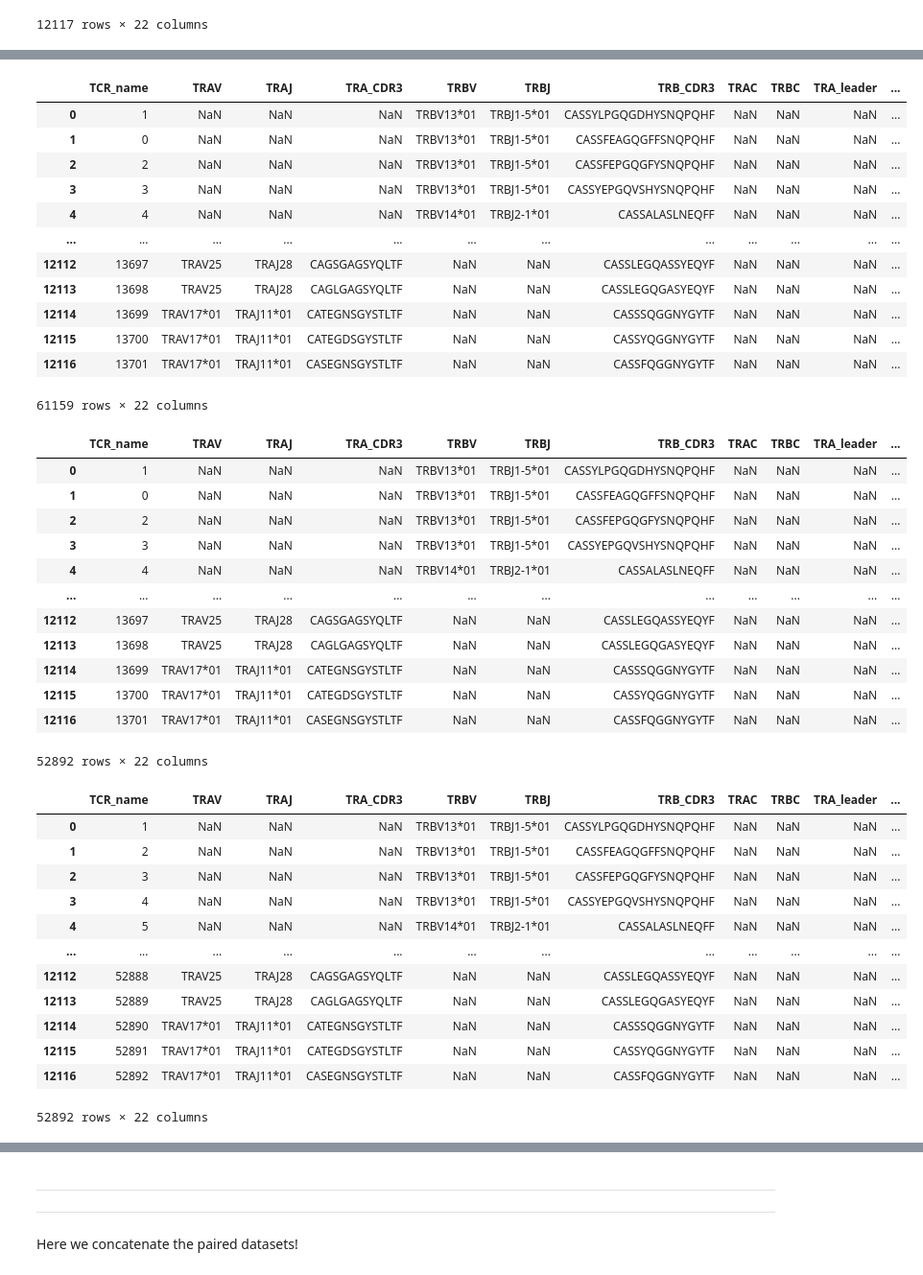
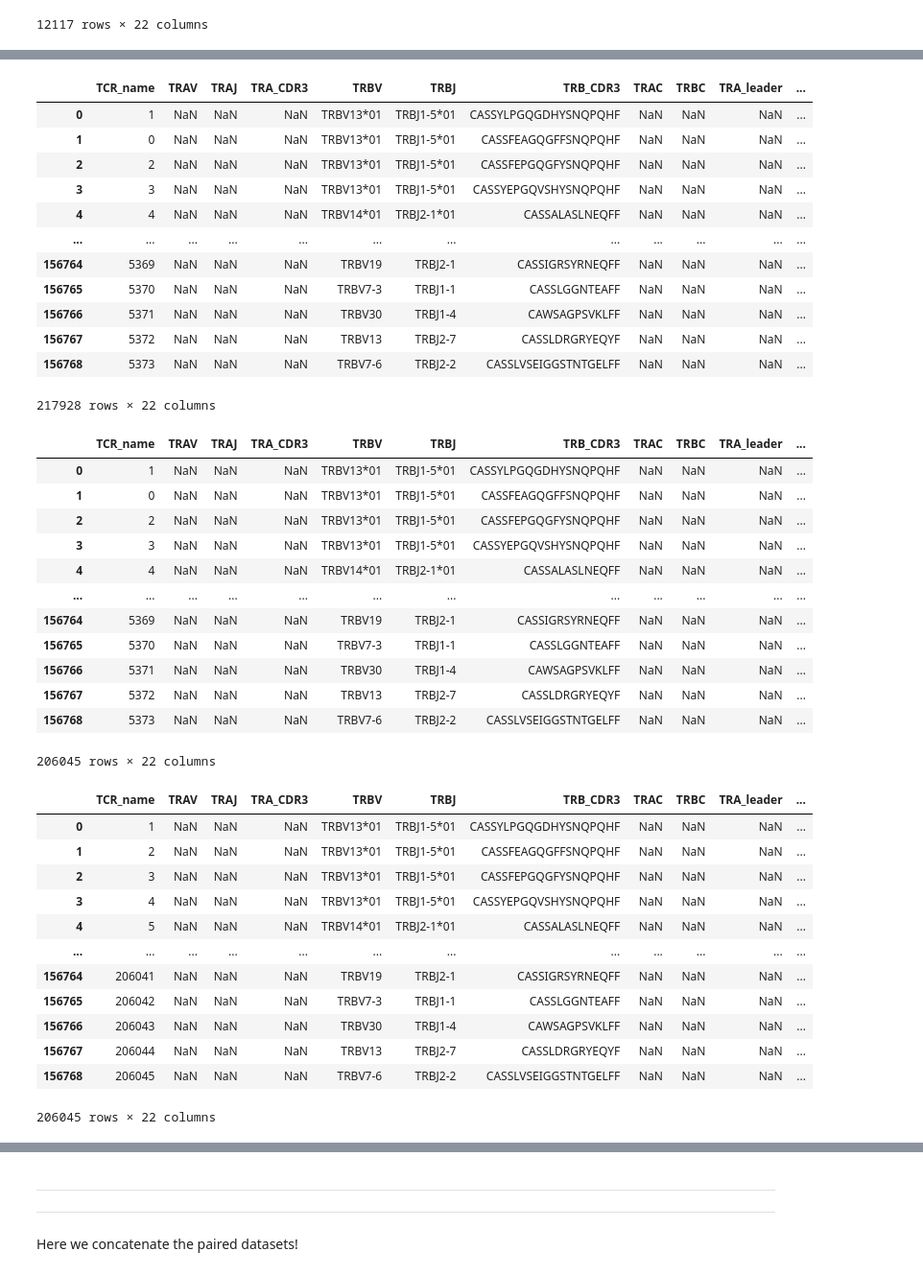
Before and after one commit to vegger/BA_ZHAW, a Jupyter notebook: notebooks/concatDatasets.ipynb, the cells around one changed output, grey strips where cells are left out. Shown at 96% size. Cells and saved outputs as stored; diff of their text form; code cells hidden in the pictures.

Commit message:
VE: run customDataset creation with IEDB

```diff
--- a/notebooks/concatDatasets.ipynb
+++ b/notebooks/concatDatasets.ipynb
@@ -42,3 +42,7 @@ mcpastcr_beta_df
 | 12115 | 13700 | TRAV17*01 | TRAJ11*01 | CATEGDSGYSTLTF | NaN | NaN | CASSYQGGNYGYTF | NaN | NaN | NaN | ... |
 | 12116 | 13701 | TRAV17*01 | TRAJ11*01 | CASEGNSGYSTLTF | NaN | NaN | CASSFQGGNYGYTF | NaN | NaN | NaN | ... |
 12117 rows × 22 columns
+# %%
+iedb_beta_read_path = "../data/IEDB/cleaned_data/IEDB_cleaned_data_beta.csv"
+iedb_beta_df = pd.read_csv(iedb_beta_read_path)
+iedb_beta_df
@@ -45,20 +63,20 @@ mcpastcr_beta_df
 # %%
-beta_df = pd.concat([vdjdb_beta_df, mcpastcr_beta_df], axis=0)
+beta_df = pd.concat([vdjdb_beta_df, mcpastcr_beta_df, iedb_beta_df], axis=0)
 beta_df
 # %% [output]
 |  | TCR_name | TRAV | TRAJ | TRA_CDR3 | TRBV | TRBJ | TRB_CDR3 | TRAC | TRBC | TRA_leader | ... |
 | 0 | 1 | NaN | NaN | NaN | TRBV13*01 | TRBJ1-5*01 | CASSYLPGQGDHYSNQPQHF | NaN | NaN | NaN | ... |
 | 1 | 0 | NaN | NaN | NaN | TRBV13*01 | TRBJ1-5*01 | CASSFEAGQGFFSNQPQHF | NaN | NaN | NaN | ... |
 | 2 | 2 | NaN | NaN | NaN | TRBV13*01 | TRBJ1-5*01 | CASSFEPGQGFYSNQPQHF | NaN | NaN | NaN | ... |
 | 3 | 3 | NaN | NaN | NaN | TRBV13*01 | TRBJ1-5*01 | CASSYEPGQVSHYSNQPQHF | NaN | NaN | NaN | ... |
 | 4 | 4 | NaN | NaN | NaN | TRBV14*01 | TRBJ2-1*01 | CASSALASLNEQFF | NaN | NaN | NaN | ... |
 | ... | ... | ... | ... | ... | ... | ... | ... | ... | ... | ... | ... |
-| 12112 | 13697 | TRAV25 | TRAJ28 | CAGSGAGSYQLTF | NaN | NaN | CASSLEGQASSYEQYF | NaN | NaN | NaN | ... |
-| 12113 | 13698 | TRAV25 | TRAJ28 | CAGLGAGSYQLTF | NaN | NaN | CASSLEGQGASYEQYF | NaN | NaN | NaN | ... |
-| 12114 | 13699 | TRAV17*01 | TRAJ11*01 | CATEGNSGYSTLTF | NaN | NaN | CASSSQGGNYGYTF | NaN | NaN | NaN | ... |
-| 12115 | 13700 | TRAV17*01 | TRAJ11*01 | CATEGDSGYSTLTF | NaN | NaN | CASSYQGGNYGYTF | NaN | NaN | NaN | ... |
-| 12116 | 13701 | TRAV17*01 | TRAJ11*01 | CASEGNSGYSTLTF | NaN | NaN | CASSFQGGNYGYTF | NaN | NaN | NaN | ... |
+| 156764 | 5369 | NaN | NaN | NaN | TRBV19 | TRBJ2-1 | CASSIGRSYRNEQFF | NaN | NaN | NaN | ... |
+| 156765 | 5370 | NaN | NaN | NaN | TRBV7-3 | TRBJ1-1 | CASSLGGNTEAFF | NaN | NaN | NaN | ... |
+| 156766 | 5371 | NaN | NaN | NaN | TRBV30 | TRBJ1-4 | CAWSAGPSVKLFF | NaN | NaN | NaN | ... |
+| 156767 | 5372 | NaN | NaN | NaN | TRBV13 | TRBJ2-7 | CASSLDRGRYEQYF | NaN | NaN | NaN | ... |
+| 156768 | 5373 | NaN | NaN | NaN | TRBV7-6 | TRBJ2-2 | CASSLVSEIGGSTNTGELFF | NaN | NaN | NaN | ... |
-61159 rows × 22 columns
+217928 rows × 22 columns
 # %%
 columns_to_ignore_duplicates = beta_df.columns.difference(["TCR_name", "Score"])
 beta_df.drop_duplicates(inplace=True, subset=columns_to_ignore_duplicates)
@@ -71,12 +89,12 @@ beta_df
 | 3 | 3 | NaN | NaN | NaN | TRBV13*01 | TRBJ1-5*01 | CASSYEPGQVSHYSNQPQHF | NaN | NaN | NaN | ... |
 | 4 | 4 | NaN | NaN | NaN | TRBV14*01 | TRBJ2-1*01 | CASSALASLNEQFF | NaN | NaN | NaN | ... |
 | ... | ... | ... | ... | ... | ... | ... | ... | ... | ... | ... | ... |
-| 12112 | 13697 | TRAV25 | TRAJ28 | CAGSGAGSYQLTF | NaN | NaN | CASSLEGQASSYEQYF | NaN | NaN | NaN | ... |
-| 12113 | 13698 | TRAV25 | TRAJ28 | CAGLGAGSYQLTF | NaN | NaN | CASSLEGQGASYEQYF | NaN | NaN | NaN | ... |
-| 12114 | 13699 | TRAV17*01 | TRAJ11*01 | CATEGNSGYSTLTF | NaN | NaN | CASSSQGGNYGYTF | NaN | NaN | NaN | ... |
-| 12115 | 13700 | TRAV17*01 | TRAJ11*01 | CATEGDSGYSTLTF | NaN | NaN | CASSYQGGNYGYTF | NaN | NaN | NaN | ... |
-| 12116 | 13701 | TRAV17*01 | TRAJ11*01 | CASEGNSGYSTLTF | NaN | NaN | CASSFQGGNYGYTF | NaN | NaN | NaN | ... |
+| 156764 | 5369 | NaN | NaN | NaN | TRBV19 | TRBJ2-1 | CASSIGRSYRNEQFF | NaN | NaN | NaN | ... |
+| 156765 | 5370 | NaN | NaN | NaN | TRBV7-3 | TRBJ1-1 | CASSLGGNTEAFF | NaN | NaN | NaN | ... |
+| 156766 | 5371 | NaN | NaN | NaN | TRBV30 | TRBJ1-4 | CAWSAGPSVKLFF | NaN | NaN | NaN | ... |
+| 156767 | 5372 | NaN | NaN | NaN | TRBV13 | TRBJ2-7 | CASSLDRGRYEQYF | NaN | NaN | NaN | ... |
+| 156768 | 5373 | NaN | NaN | NaN | TRBV7-6 | TRBJ2-2 | CASSLVSEIGGSTNTGELFF | NaN | NaN | NaN | ... |
-52892 rows × 22 columns
+206045 rows × 22 columns
 # %%
 beta_df["TCR_name"] = range(1, len(beta_df) + 1)
 beta_df
@@ -88,12 +106,12 @@ beta_df
 | 3 | 4 | NaN | NaN | NaN | TRBV13*01 | TRBJ1-5*01 | CASSYEPGQVSHYSNQPQHF | NaN | NaN | NaN | ... |
 | 4 | 5 | NaN | NaN | NaN | TRBV14*01 | TRBJ2-1*01 | CASSALASLNEQFF | NaN | NaN | NaN | ... |
 | ... | ... | ... | ... | ... | ... | ... | ... | ... | ... | ... | ... |
-| 12112 | 52888 | TRAV25 | TRAJ28 | CAGSGAGSYQLTF | NaN | NaN | CASSLEGQASSYEQYF | NaN | NaN | NaN | ... |
-| 12113 | 52889 | TRAV25 | TRAJ28 | CAGLGAGSYQLTF | NaN | NaN | CASSLEGQGASYEQYF | NaN | NaN | NaN | ... |
-| 12114 | 52890 | TRAV17*01 | TRAJ11*01 | CATEGNSGYSTLTF | NaN | NaN | CASSSQGGNYGYTF | NaN | NaN | NaN | ... |
-| 12115 | 52891 | TRAV17*01 | TRAJ11*01 | CATEGDSGYSTLTF | NaN | NaN | CASSYQGGNYGYTF | NaN | NaN | NaN | ... |
-| 12116 | 52892 | TRAV17*01 | TRAJ11*01 | CASEGNSGYSTLTF | NaN | NaN | CASSFQGGNYGYTF | NaN | NaN | NaN | ... |
+| 156764 | 206041 | NaN | NaN | NaN | TRBV19 | TRBJ2-1 | CASSIGRSYRNEQFF | NaN | NaN | NaN | ... |
+| 156765 | 206042 | NaN | NaN | NaN | TRBV7-3 | TRBJ1-1 | CASSLGGNTEAFF | NaN | NaN | NaN | ... |
+| 156766 | 206043 | NaN | NaN | NaN | TRBV30 | TRBJ1-4 | CAWSAGPSVKLFF | NaN | NaN | NaN | ... |
+| 156767 | 206044 | NaN | NaN | NaN | TRBV13 | TRBJ2-7 | CASSLDRGRYEQYF | NaN | NaN | NaN | ... |
+| 156768 | 206045 | NaN | NaN | NaN | TRBV7-6 | TRBJ2-2 | CASSLVSEIGGSTNTGELFF | NaN | NaN | NaN | ... |
-52892 rows × 22 columns
+206045 rows × 22 columns
 # %%
 beta_df["Binding"] = 1
 beta_df
```
Also changed, not shown: parts of 7 cells of this notebook, 2 other files.
